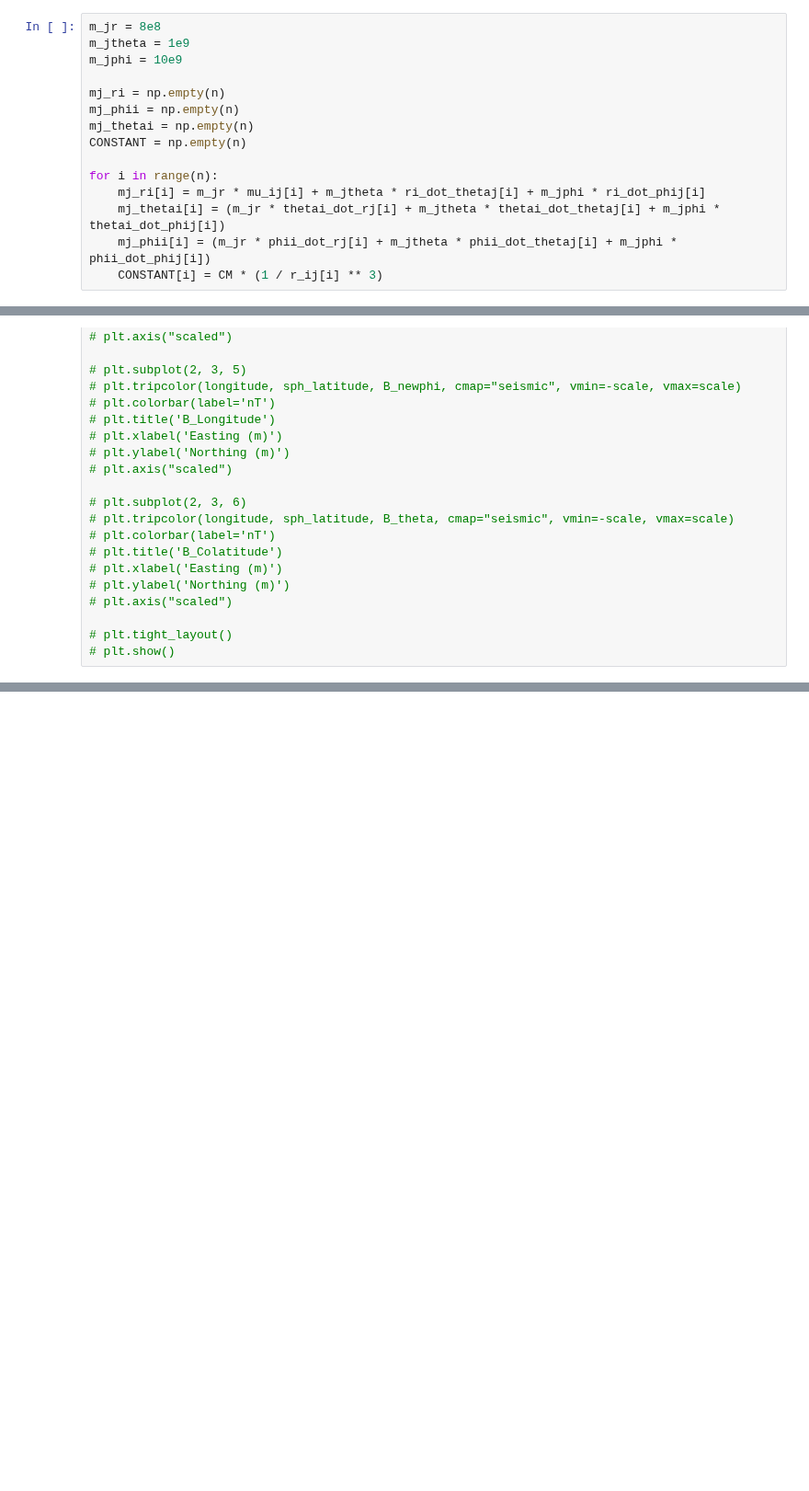
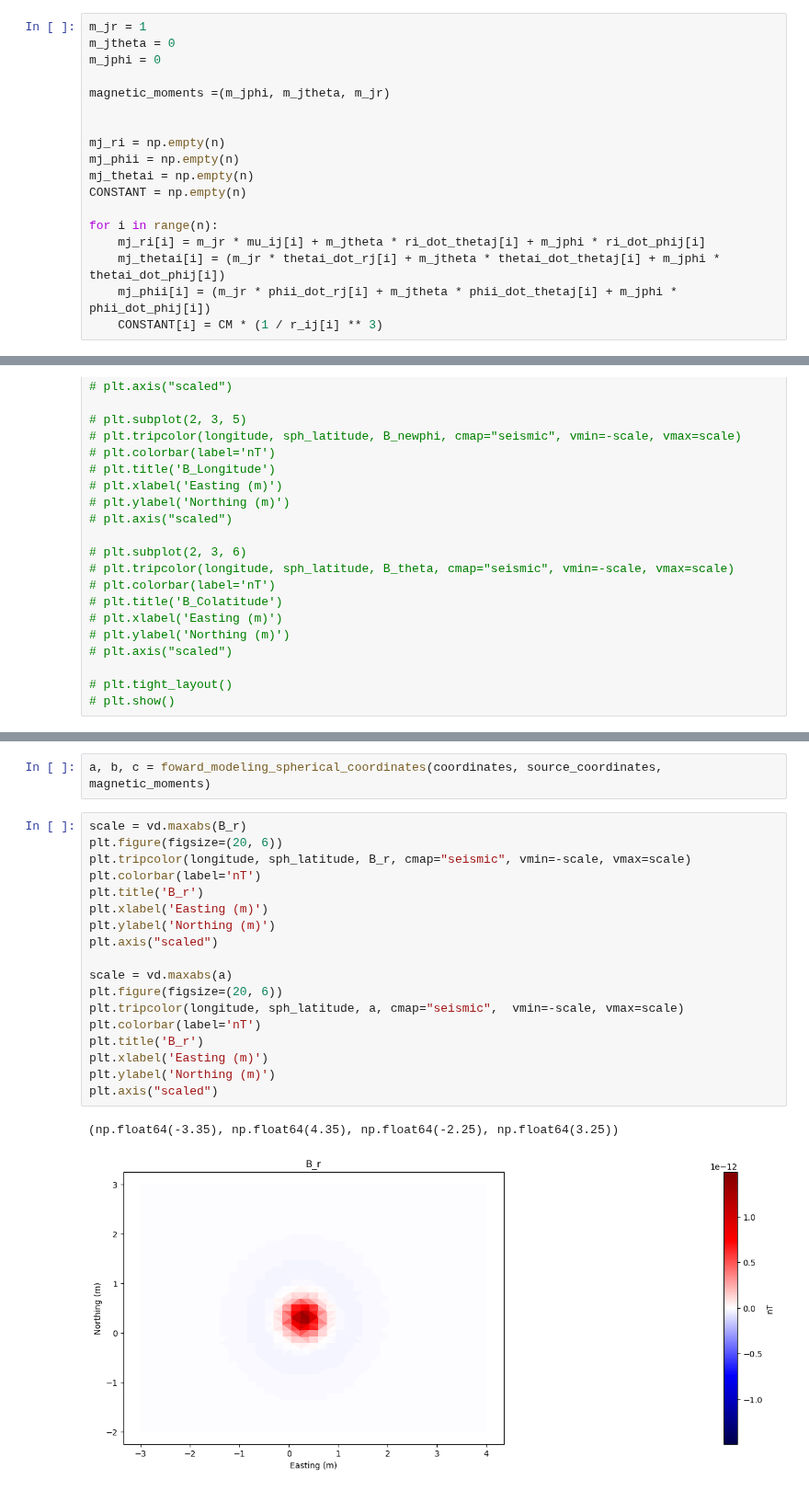
Before and after one commit to compgeolab/eqs-magnetic-spherical, a Jupyter notebook: code/sph.ipynb, the cells around one changed output, grey strips where cells are left out. Shown at 92% size. Saved outputs shown, nothing was run; the diff lists cells and outputs as text; blank space fills up the shorter version.

Commit message:
Define foward modeling function in spherical

```diff
--- a/code/sph.ipynb
+++ b/code/sph.ipynb
@@ -61,9 +61,12 @@ for i in range(n):
 # %% [markdown]
 ### Magnetic Moments
 # %%
-m_jr = 8e8
-m_jtheta = 1e9
-m_jphi = 10e9
+m_jr = 1
+m_jtheta = 0
+m_jphi = 0
+
+magnetic_moments =(m_jphi, m_jtheta, m_jr)
+
 
 mj_ri = np.empty(n)
 mj_phii = np.empty(n)
@@ -305,0 +392,23 @@ print(B_r, rotated_b_field_vector[2])
+# %%
+a, b, c = foward_modeling_spherical_coordinates(coordinates, source_coordinates, magnetic_moments)
+# %%
+scale = vd.maxabs(B_r)
+plt.figure(figsize=(20, 6))
+plt.tripcolor(longitude, sph_latitude, B_r, cmap="seismic", vmin=-scale, vmax=scale)
+plt.colorbar(label='nT')
+plt.title('B_r')
+plt.xlabel('Easting (m)')
+plt.ylabel('Northing (m)')
+plt.axis("scaled")
+
+scale = vd.maxabs(a)
+plt.figure(figsize=(20, 6))
+plt.tripcolor(longitude, sph_latitude, a, cmap="seismic",  vmin=-scale, vmax=scale)
+plt.colorbar(label='nT')
+plt.title('B_r')
+plt.xlabel('Easting (m)')
+plt.ylabel('Northing (m)')
+plt.axis("scaled")
+# %% [output]
+(np.float64(-3.35), np.float64(4.35), np.float64(-2.25), np.float64(3.25))
+[figure, added]
```
Also changed, not shown: parts of 4 cells of this notebook.
